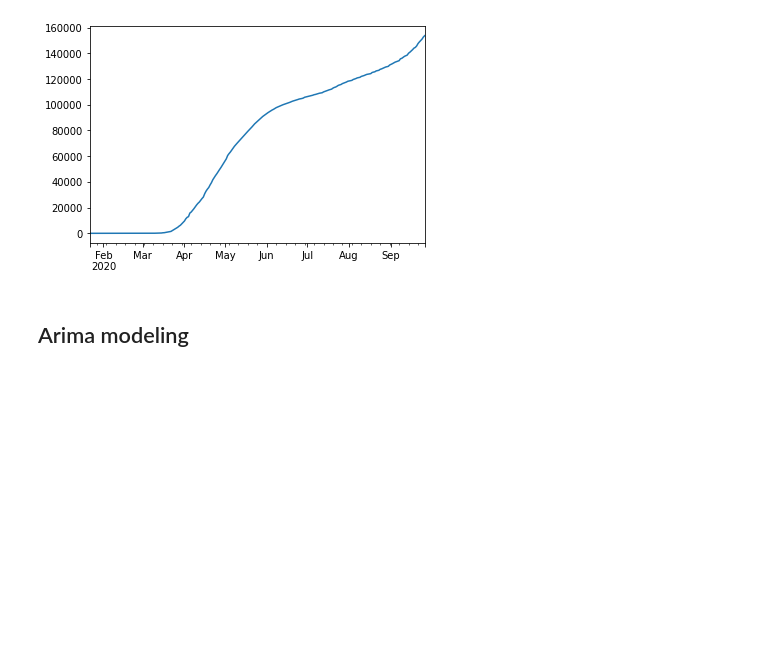
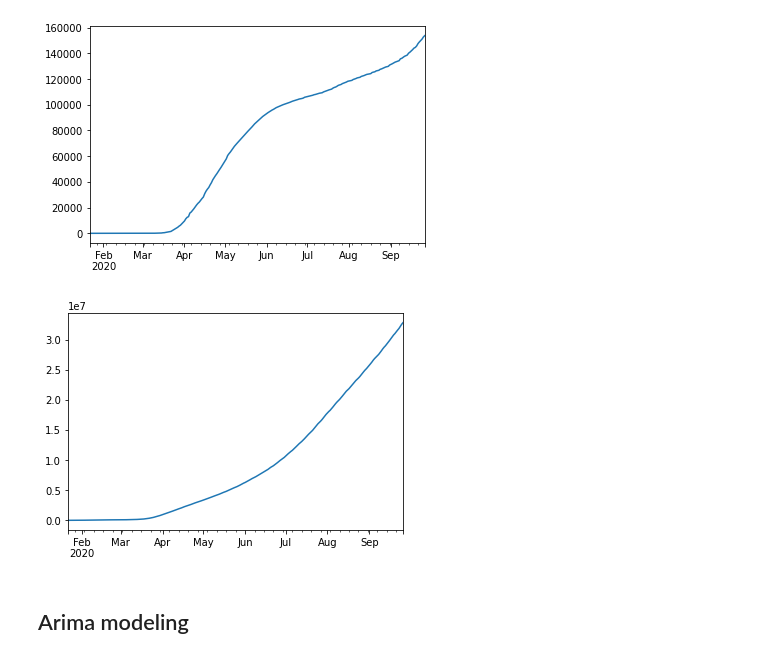
Before and after one commit to arielgamino/covid-19-analysis-and-prediction, a Jupyter notebook: Milestone-4 - ARIMA Analysis.ipynb, the cells around one changed output. Cells and saved outputs as stored; diff of their text form; code cells hidden in the pictures; blank space fills up the shorter version.

```diff
--- a/Milestone-4 - ARIMA Analysis.ipynb
+++ b/Milestone-4 - ARIMA Analysis.ipynb
@@ -133,6 +133,13 @@ series.plot()
 pyplot.show()
 # %% [output]
 [figure]
+# %%
+# Display confirmed cases of Canada (sample)
+series = get_country_data("World", world_confirmed_df)
+series.plot()
+pyplot.show()
+# %% [output]
+[figure, added]
 # %% [markdown]
 ## Arima modeling
 # %%
```
Also changed, not shown: parts of 7 cells of this notebook, 6 other files.
